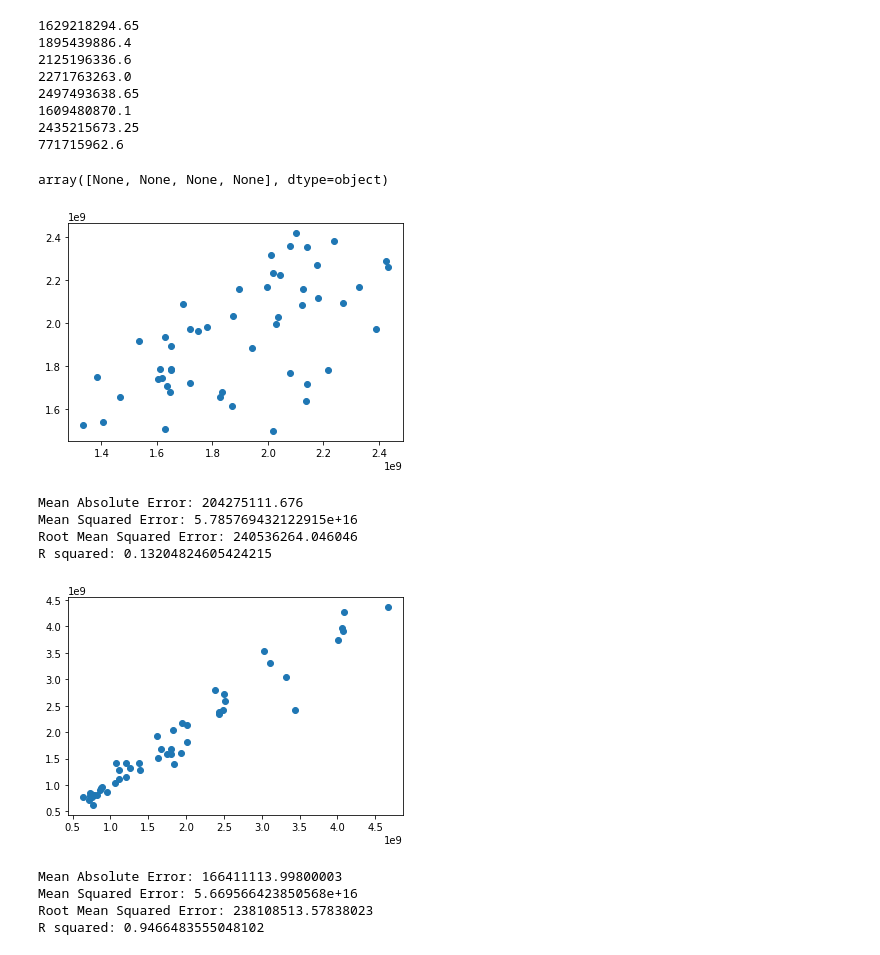
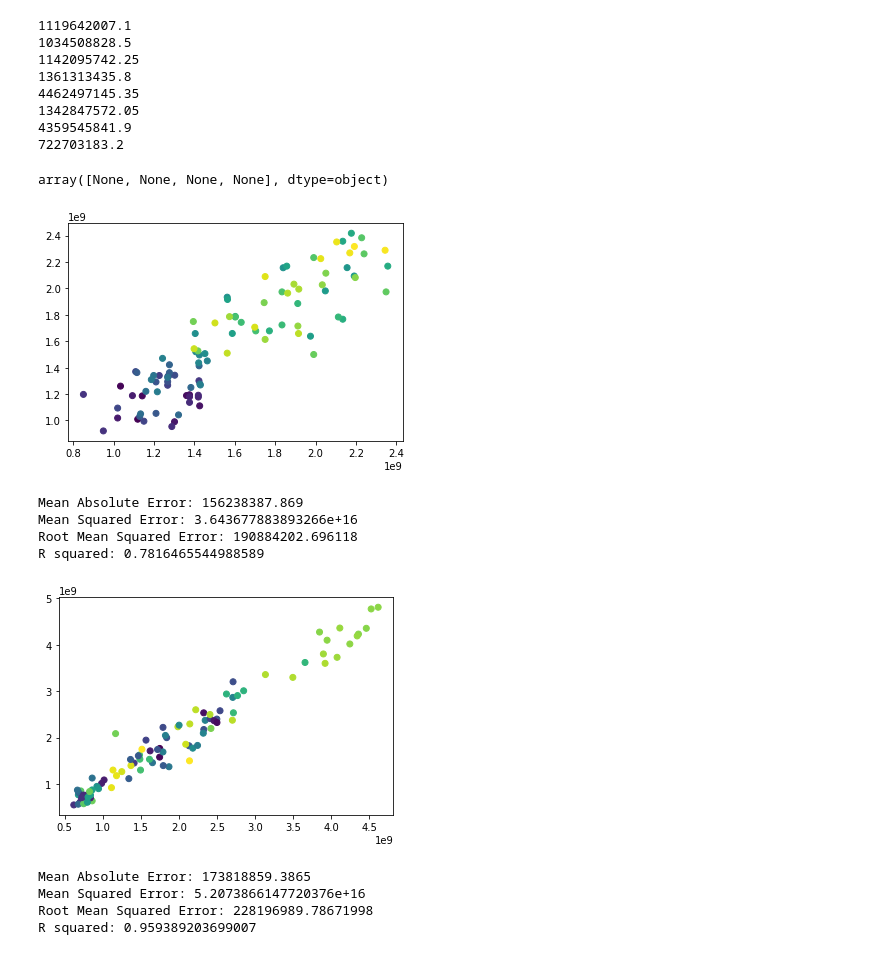
Before and after one commit to jfsalzmann/gasprices, a Jupyter notebook: learning/midterm_fixed_randomforest_arima.ipynb, the cells around one changed output. Saved outputs shown, nothing was run; the diff lists cells and outputs as text; code cells hidden in the pictures.

```diff
--- a/learning/midterm_fixed_randomforest_arima.ipynb
+++ b/learning/midterm_fixed_randomforest_arima.ipynb
@@ -55,8 +52,8 @@ y = df['y']
 X = df.drop('y',axis=1)
 # %%
 from sklearn.model_selection import train_test_split
-X_train, X_test, y_train, y_test = train_test_split(X, y, test_size=50/1833, shuffle=False)
-X_train_s, X_test_s, y_train_s, y_test_s = train_test_split(X, y, test_size=50/1833, shuffle=True)
+X_train, X_test, y_train, y_test = train_test_split(X, y, test_size=100/1833, shuffle=False)
+X_train_s, X_test_s, y_train_s, y_test_s = train_test_split(X, y, test_size=100/1833, shuffle=True)
 # %%
 from sklearn.preprocessing import QuantileTransformer
 from sklearn.preprocessing import StandardScaler
@@ -82,21 +79,21 @@ pred_s = pipe.fit(X_train_s,y_train_s).predict(X_test_s)
 pred[0:4] |_| print
 pred_s[0:4] |_| print
 # %% [output]
-1629218294.65
-1895439886.4
-2125196336.6
-2271763263.0
-2497493638.65
-1609480870.1
-2435215673.25
-771715962.6
+1119642007.1
+1034508828.5
+1142095742.25
+1361313435.8
+4462497145.35
+1342847572.05
+4359545841.9
+722703183.2
 array([None, None, None, None], dtype=object)
 # %%
 # How does the data look after seeing the description?
 
-plt.scatter(pred, y_test);
+plt.scatter(pred, y_test, c=X_test["date"]);
 # %% [output]
-[figure, old version]
+[figure, new version]
 # %%
 from sklearn import metrics
 import numpy as np
@@ -106,23 +103,23 @@ print('Mean Squared Error:', metrics.mean_squared_error(y_test, pred))
 print('Root Mean Squared Error:', np.sqrt(metrics.mean_squared_error(y_test, pred)))
 print('R squared:', metrics.r2_score(y_test, pred))
 # %% [output]
-Mean Absolute Error: 204275111.676
-Mean Squared Error: 5.785769432122915e+16
-Root Mean Squared Error: 240536264.046046
-R squared: 0.13204824605424215
+Mean Absolute Error: 156238387.869
+Mean Squared Error: 3.643677883893266e+16
+Root Mean Squared Error: 190884202.696118
+R squared: 0.7816465544988589
 # %%
 # How does the data look after seeing the description?
 
-plt.scatter(pred_s, y_test_s);
+plt.scatter(pred_s, y_test_s, c=X_test_s["date"]);
 # %% [output]
-[figure, old version]
+[figure, new version]
 # %%
 print('Mean Absolute Error:', metrics.mean_absolute_error(y_test_s, pred_s))
 print('Mean Squared Error:', metrics.mean_squared_error(y_test_s, pred_s))
 print('Root Mean Squared Error:', np.sqrt(metrics.mean_squared_error(y_test_s, pred_s)))
 print('R squared:', metrics.r2_score(y_test_s, pred_s))
 # %% [output]
-Mean Absolute Error: 166411113.99800003
-Mean Squared Error: 5.669566423850568e+16
-Root Mean Squared Error: 238108513.57838023
-R squared: 0.9466483555048102
+Mean Absolute Error: 173818859.3865
+Mean Squared Error: 5.2073866147720376e+16
+Root Mean Squared Error: 228196989.78671998
+R squared: 0.959389203699007
```
Also changed, not shown: parts of 4 cells of this notebook.
